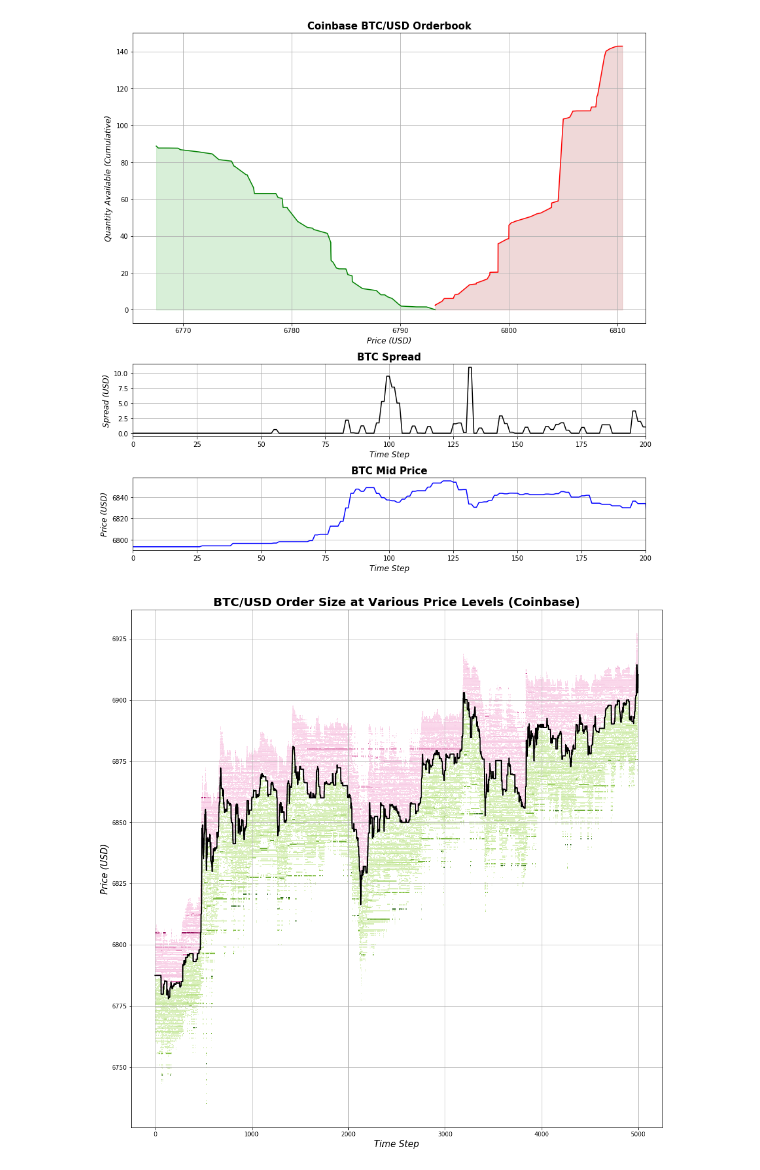
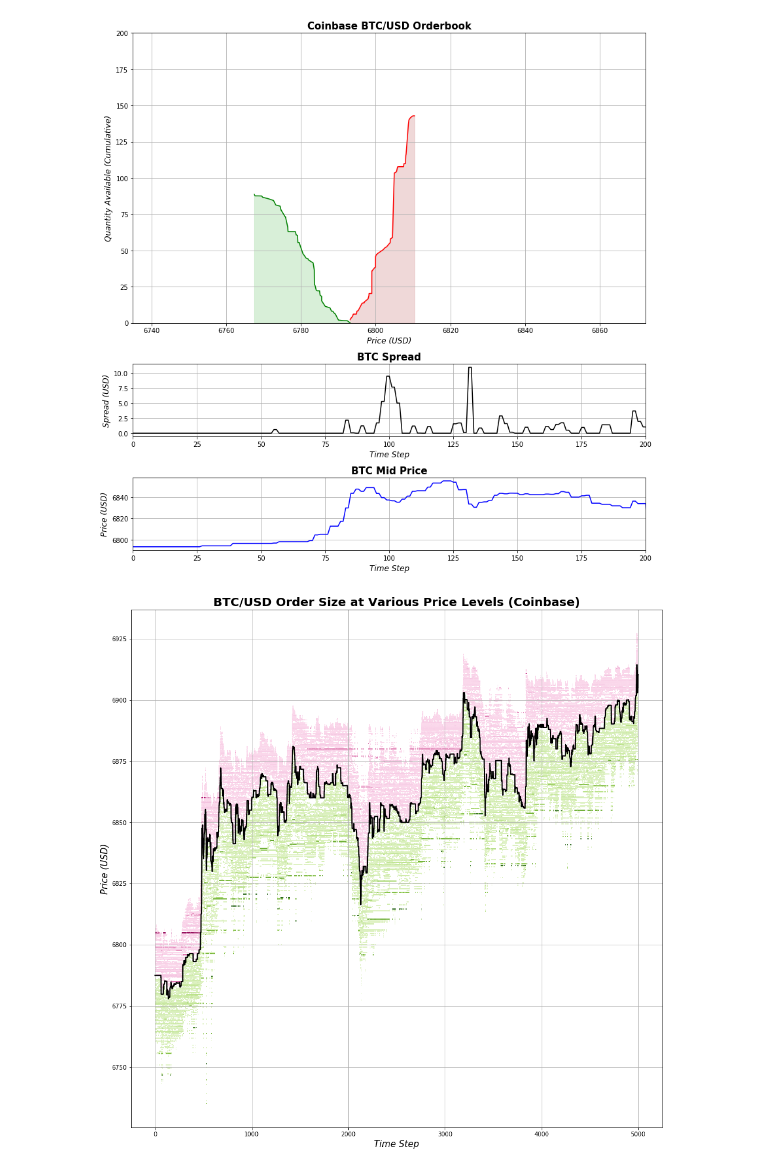
Before and after one commit to DominickH20/Cryptocurrency_HFT, a Jupyter notebook: Order_Book_Visualization.ipynb, the cells around one changed output. Drawn from its saved outputs; the diff is of its cells as text; code cells hidden in the pictures.

Commit message:
visualizations update

```diff
--- a/Order_Book_Visualization.ipynb
+++ b/Order_Book_Visualization.ipynb
@@ -21,6 +21,9 @@ ask_trades = book[book.columns[153::3]]
 #set global parameters
 START = 45400
 LENGTH = 200
+
+PRICE_MIN = bid_prices[START:START+LENGTH].values.min()
+PRICE_MAX = ask_prices[START:START+LENGTH].values.max()
 
 #plot structure
 fig, axs = plt.subplots(3,1, figsize = (12,12), gridspec_kw={'height_ratios': [4, 1, 1]})
@@ -49,37 +52,37 @@ def animate(i):
 
     #plot order book cumulative levels
     axs_format(axs[0], 'Coinbase BTC/USD Orderbook', 'Price (USD)',
-               'Quantity Available (Cumulative)')# (6660, 6760), (0,130))
+               'Quantity Available (Cumulative)', (PRICE_MIN, PRICE_MAX), (0,200))
     axs[0].plot(ask_prices.iloc[i], ask_sizes.iloc[i].cumsum(), color = 'red')
     axs[0].plot(bid_prices.iloc[i], bid_sizes.iloc[i].cumsum(), color = 'green')
 
     #fancy coloring
     l1 = axs[0].fill_between(ask_prices.iloc[i], ask_sizes.iloc[i].cumsum(), color = 'red')
     l2 = axs[0].fill_between(bid_prices.iloc[i], bid_sizes.iloc[i].cumsum(), color = 'green')
     l1.set_facecolors([[.8,.5,.5,.3]])
     l1.set_edgecolors([[.8, .5, .5, .3]])
     l2.set_facecolors([[.5,.8,.5,.3]])
     l2.set_edgecolors([[.5, .8, .5, .3]])
     axs[0].grid('on')
 
     #plot spread
     spread.append(ask_prices.iloc[i][0] - bid_prices.iloc[i][0])
     axs_format(axs[1], 'BTC Spread', 'Time Step', 'Spread (USD)', (0,LENGTH))
     axs[1].plot(spread, color = 'black')
     axs[1].grid('on')
 
     #plot Midprice
     mid_price.append((ask_prices.iloc[i][0] + bid_prices.iloc[i][0])/2)
     axs_format(axs[2], 'BTC Mid Price', 'Time Step', 'Price (USD)', (0,LENGTH))
     axs[2].plot(mid_price, color = 'blue')
     axs[2].grid('on')
 
 
 #execute animation
 anim = FuncAnimation(fig, animate, frames=LENGTH)
-anim.save('./figures/Price_Jump_Order_Book.gif', writer='imagemagick')
+anim.save('./figures/BTC_Order_Book.gif', writer='imagemagick')
 # %% [output]
-[figure, old version]
+[figure, new version]
 # %%
 #set global sequence parameters
 START = 45000
```
Also changed, not shown: parts of 1 cell of this notebook, 1 other file.
